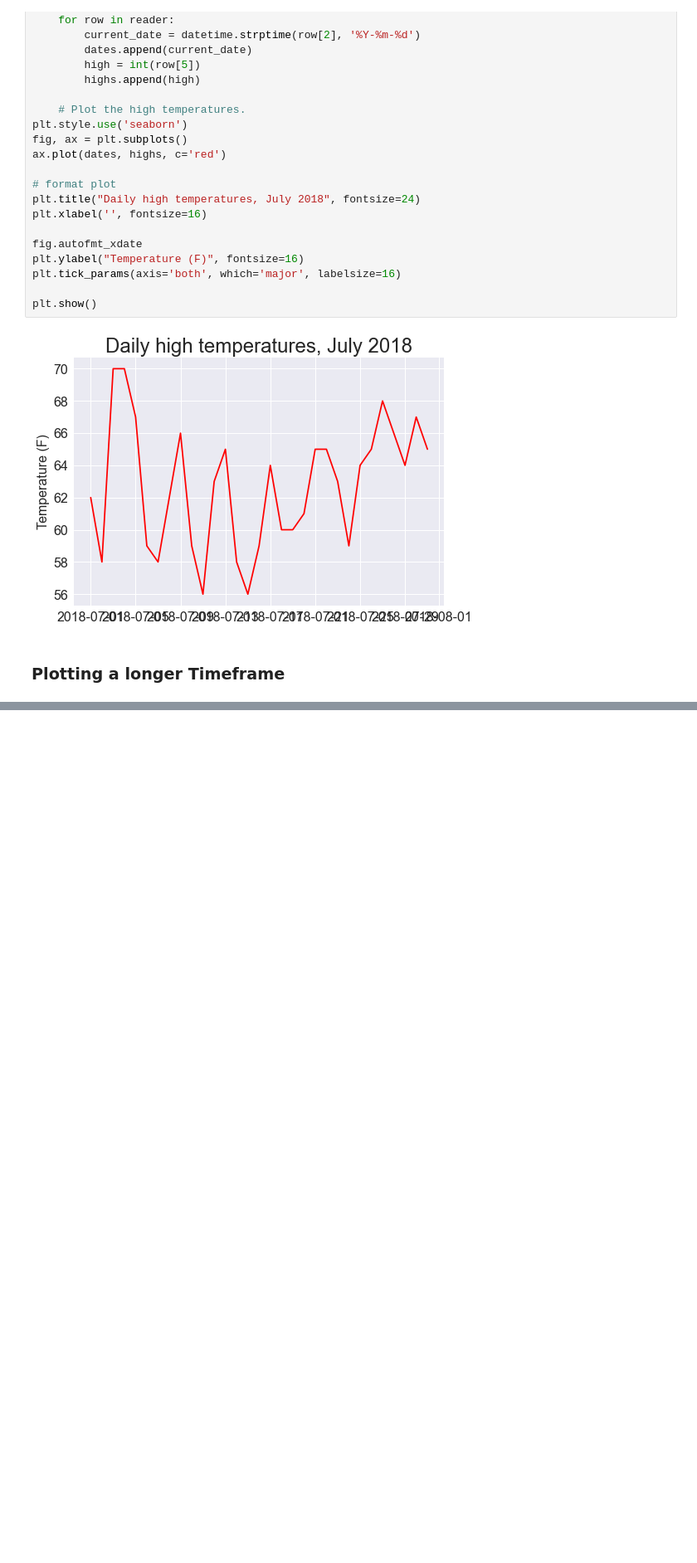
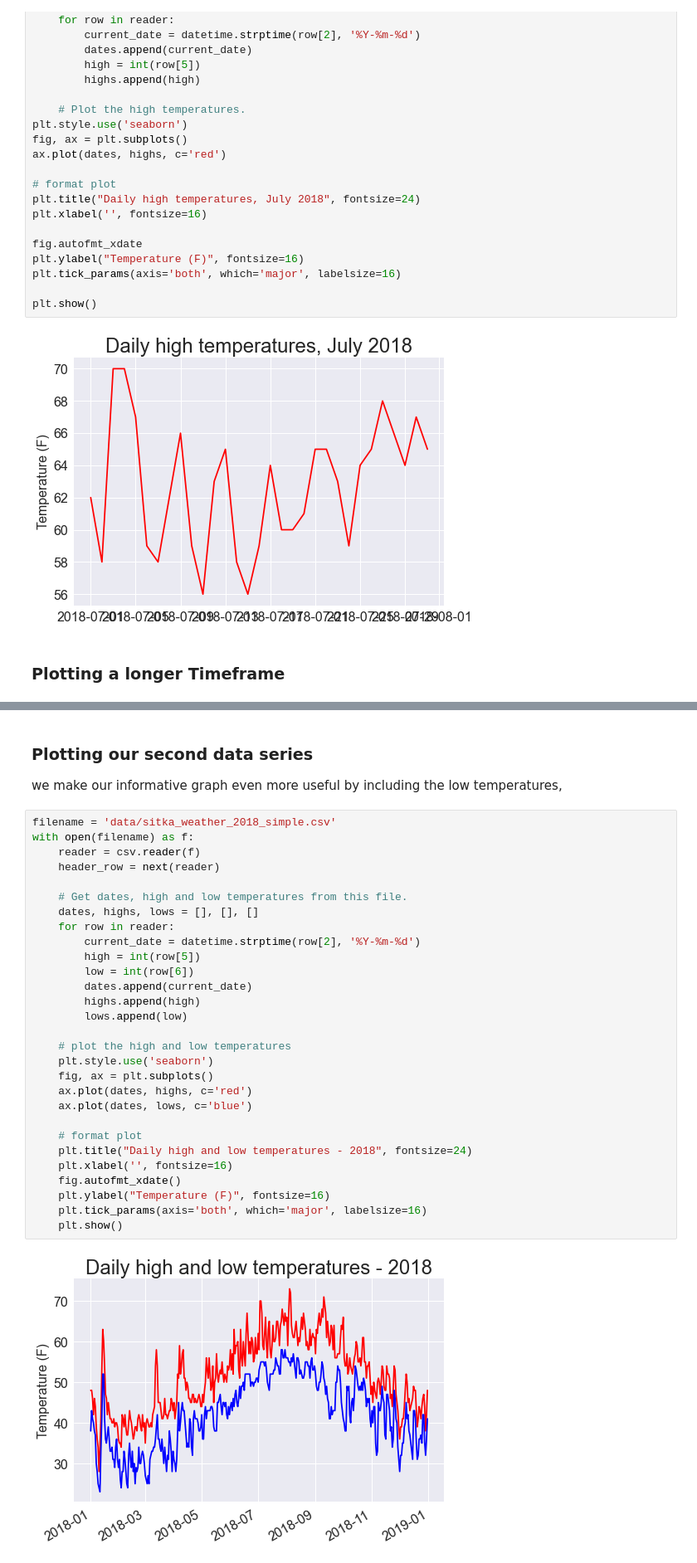
Before and after one commit to bilkisubashirbilhaq/Downloading_Data_Project, a Jupyter notebook: projet2.ipynb, the cells around one changed output, grey strips where cells are left out. Shown at 83% size. Cells and saved outputs as stored; diff of their text form; blank space fills up the shorter version.

```diff
--- a/projet2.ipynb
+++ b/projet2.ipynb
@@ -96,0 +123,34 @@ plt.show()
+# %% [markdown]
+### Plotting our second data series
+we make our informative graph even more useful by including the low temperatures,
+# %%
+filename = 'data/sitka_weather_2018_simple.csv'
+with open(filename) as f:
+    reader = csv.reader(f)
+    header_row = next(reader)
+
+    # Get dates, high and low temperatures from this file.
+    dates, highs, lows = [], [], []
+    for row in reader:
+        current_date = datetime.strptime(row[2], '%Y-%m-%d')
+        high = int(row[5])
+        low = int(row[6])
+        dates.append(current_date)
+        highs.append(high)
+        lows.append(low)
+
+    # plot the high and low temperatures
+    plt.style.use('seaborn')
+    fig, ax = plt.subplots()
+    ax.plot(dates, highs, c='red')
+    ax.plot(dates, lows, c='blue')
+
+    # format plot
+    plt.title("Daily high and low temperatures - 2018", fontsize=24)
+    plt.xlabel('', fontsize=16)
+    fig.autofmt_xdate()
+    plt.ylabel("Temperature (F)", fontsize=16)
+    plt.tick_params(axis='both', which='major', labelsize=16)
+    plt.show()
+# %% [output]
+[figure, added]
```
Also changed, not shown: parts of 2 cells of this notebook.
